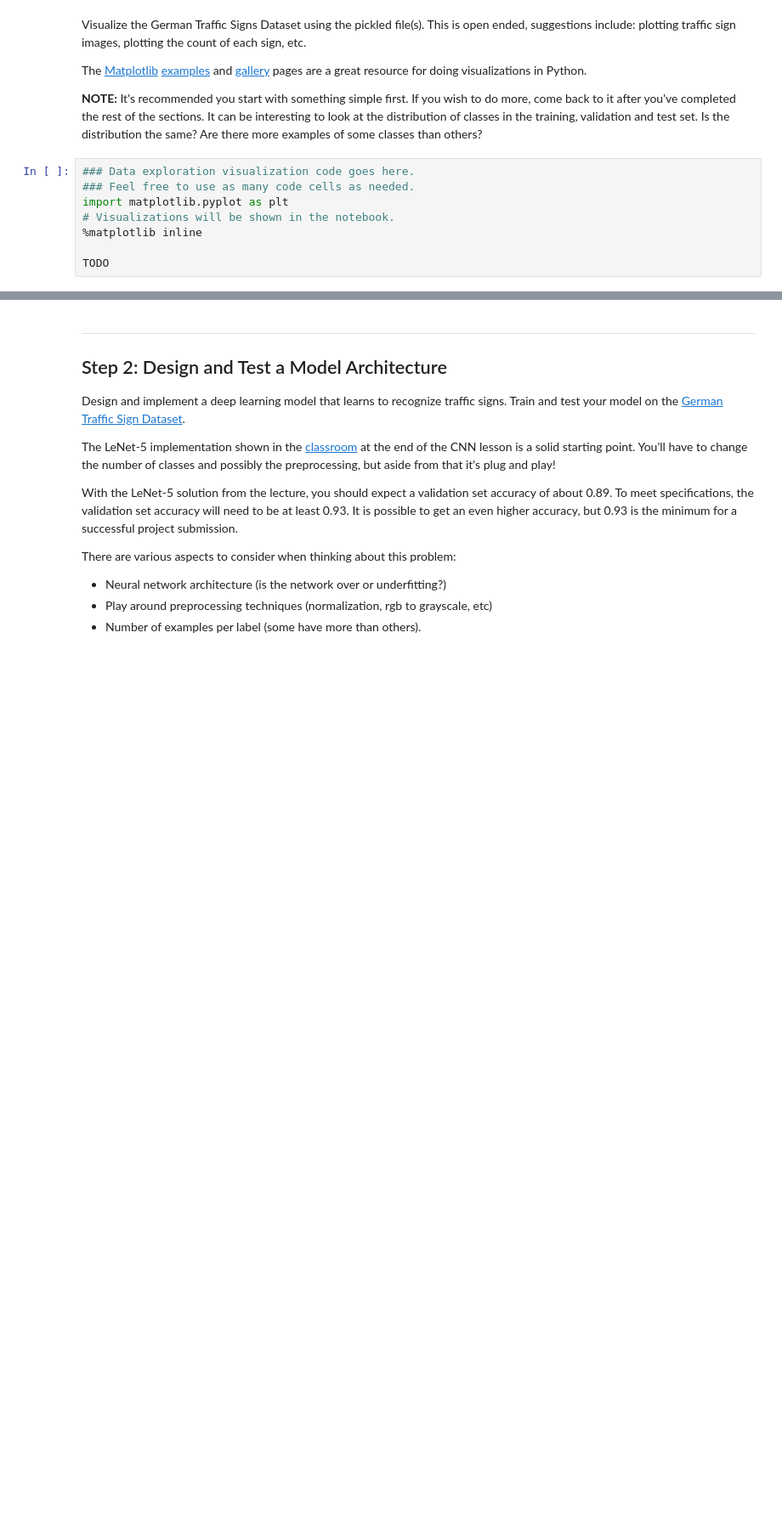
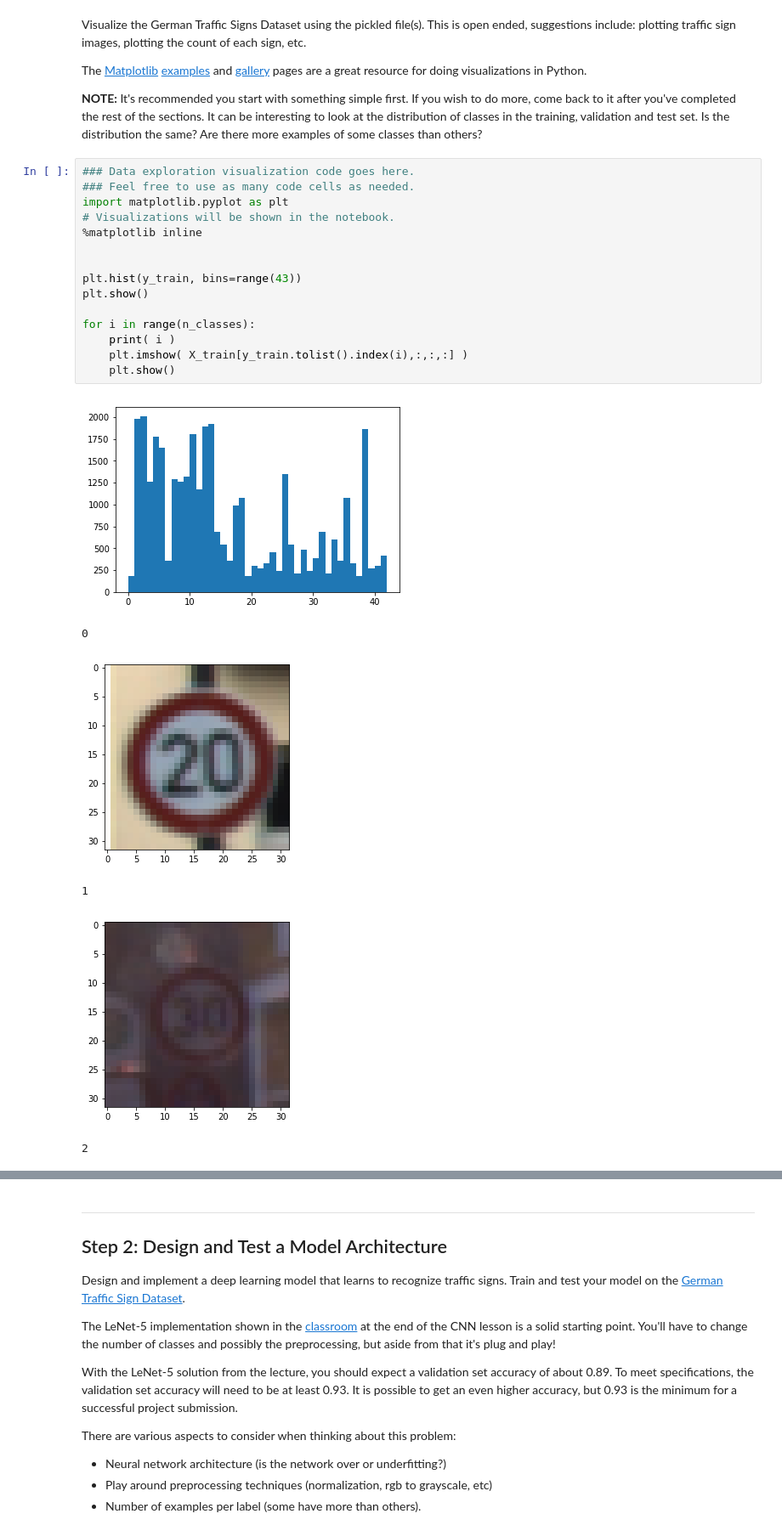
Before and after one commit to czechows/udacity----traffic-signs, a Jupyter notebook: Traffic_Sign_Classifier.ipynb, the cells around one changed output, grey strips where cells are left out. Shown at 85% size. Cells and saved outputs as stored; diff of their text form; blank space fills up the shorter version.

```diff
--- a/Traffic_Sign_Classifier.ipynb
+++ b/Traffic_Sign_Classifier.ipynb
@@ -100,8 +109,22 @@ The [Matplotlib](http://matplotlib.org/) [examples](http://matplotlib.org/exampl
 # %%
 ### Data exploration visualization code goes here.
 ### Feel free to use as many code cells as needed.
 import matplotlib.pyplot as plt
 # Visualizations will be shown in the notebook.
 %matplotlib inline
 
-TODO
+
+plt.hist(y_train, bins=range(43))
+plt.show()
+
+for i in range(n_classes):
+    print( i )
+    plt.imshow( X_train[y_train.tolist().index(i),:,:,:] )
+    plt.show()
+# %% [output]
+[figure, added]
+0
+[figure, added]
+1
+[figure, added]
+2
```
Also changed, not shown: parts of 10 cells of this notebook.
